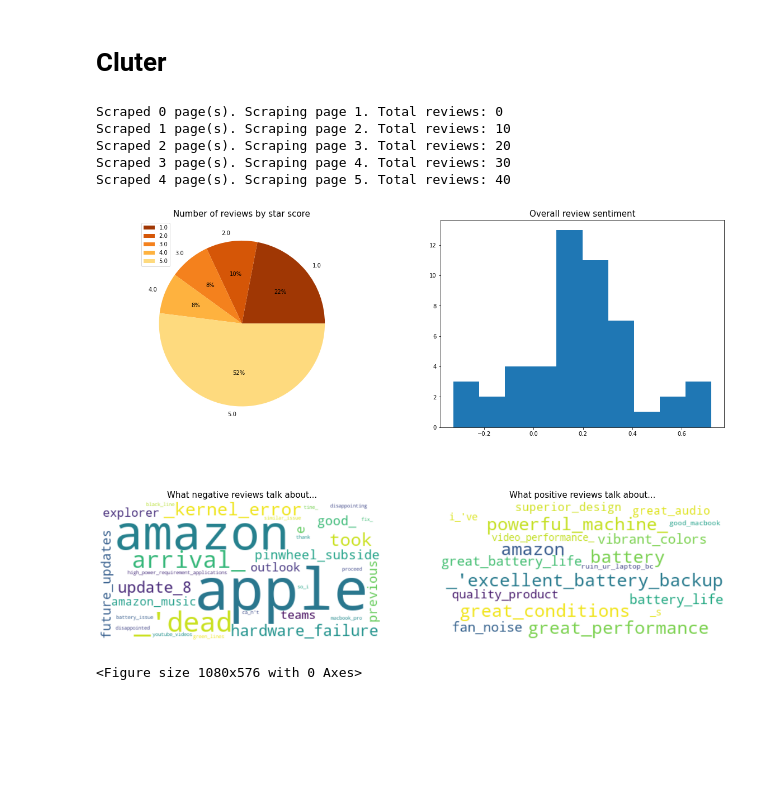
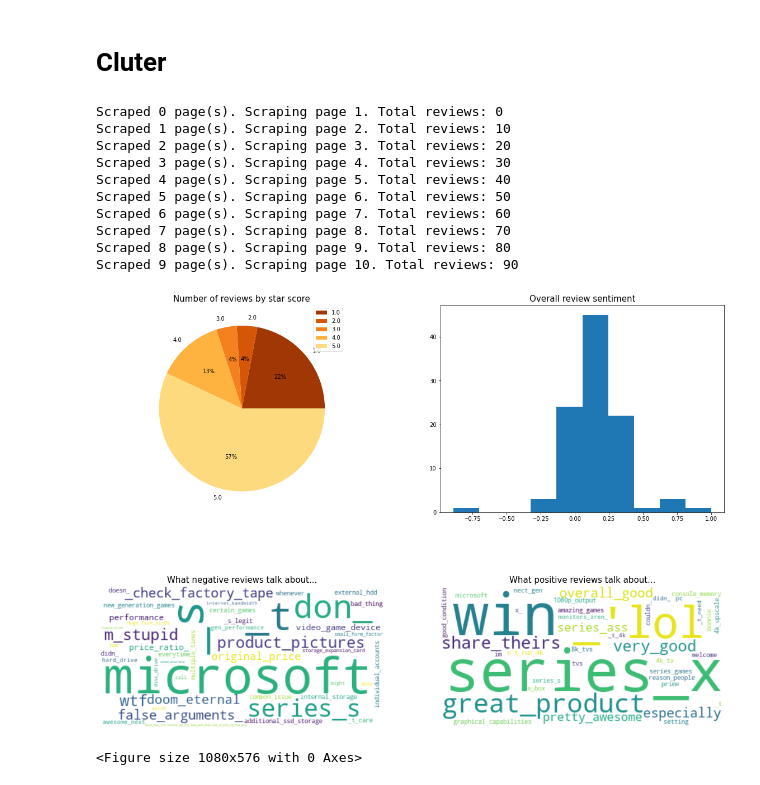
Before and after one commit to migueldf/product_reviews_analysis, a Jupyter notebook: main.ipynb, the cells around one changed output. Saved outputs shown, nothing was run; the diff lists cells and outputs as text; code cells hidden in the pictures; blank space fills up the shorter version.

Commit message:
full model. pending graph improvement

```diff
--- a/main.ipynb
+++ b/main.ipynb
@@ -452,7 +447,7 @@ plot_wordclouds('Fire Tablet, 7 Display, Wi-Fi, 16 GB - Includes Special Offers,
 def scraper(asin):
 
     df = pd.DataFrame(columns=['rating', 'content'])
-    pages = range(1,6)
+    pages = range(1,11)
     asin=asin
 
     for page in pages:
@@ -614,7 +604,7 @@ def plot_wordclouds_scrapper_bigram(product_reviews):
     axis[0,0].legend()
 
     #plotting overall sentiment
-    axis[0,1].hist(product_reviews.polarity)
+    axis[0,1].(product_reviews.polarity)
     axis[0,1].set_title("Overall review sentiment", fontsize=15)
 
 
@@ -676,14 +666,19 @@ def plot_wordclouds_scrapper_bigram(product_reviews):
 
     plt.show()
 # %%
-plot_wordclouds_scrapper_bigram(scraper('B08N5N6RSS'))
+plot_wordclouds_scrapper_bigram(scraper('B08G9J44ZN'))
 # %% [output]
 Scraped 0 page(s). Scraping page 1. Total reviews: 0
 Scraped 1 page(s). Scraping page 2. Total reviews: 10
 Scraped 2 page(s). Scraping page 3. Total reviews: 20
 Scraped 3 page(s). Scraping page 4. Total reviews: 30
 Scraped 4 page(s). Scraping page 5. Total reviews: 40
+Scraped 5 page(s). Scraping page 6. Total reviews: 50
+Scraped 6 page(s). Scraping page 7. Total reviews: 60
+Scraped 7 page(s). Scraping page 8. Total reviews: 70
+Scraped 8 page(s). Scraping page 9. Total reviews: 80
+Scraped 9 page(s). Scraping page 10. Total reviews: 90
-[figure, old version]
+[figure, new version]
 <Figure size 1080x576 with 0 Axes>
 # %%
 # wordcloud function
```
Also changed, not shown: parts of 7 cells of this notebook.
